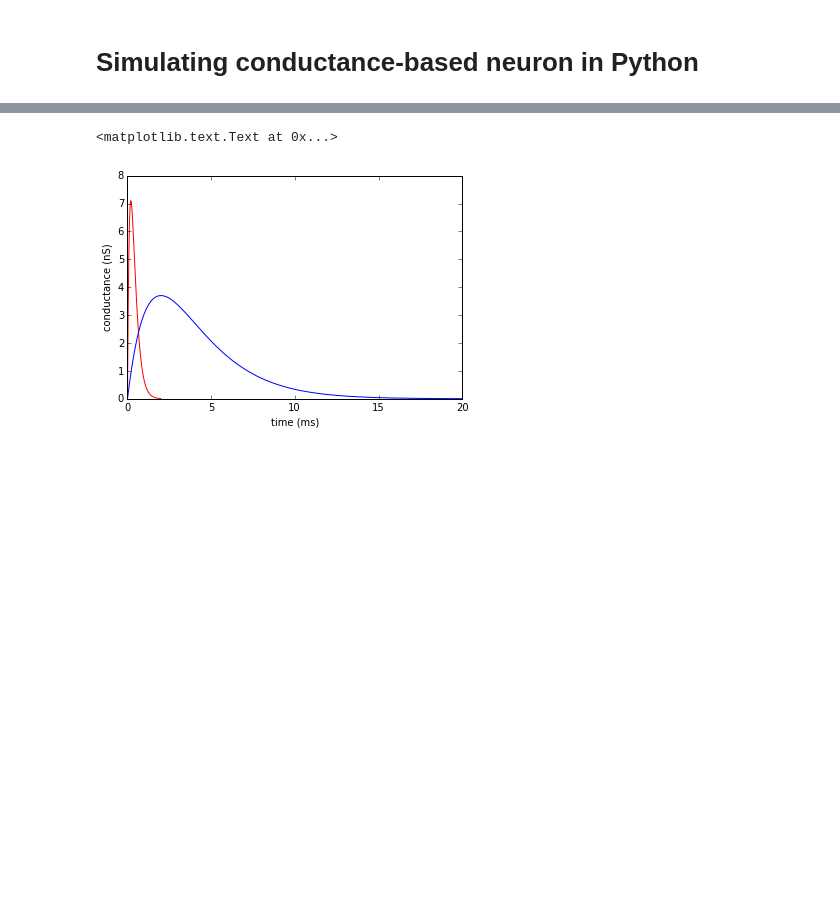
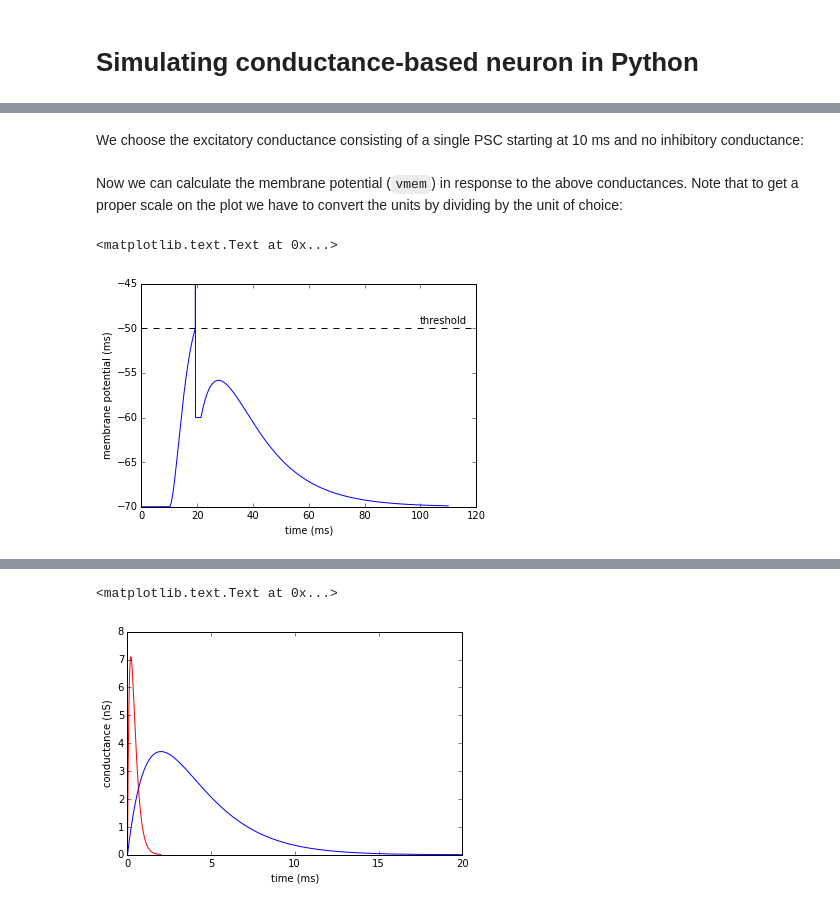
Before and after one commit to btel/python-in-neuroscience-tutorials, a Jupyter notebook: simulating_conductance_based_neuron.ipynb, the cells around one changed output, grey strips where cells are left out. Drawn from its saved outputs; the diff is of its cells as text; code cells hidden in the pictures; blank space fills up the shorter version.

Commit message:
added text

```diff
--- a/simulating_conductance_based_neuron.ipynb
+++ b/simulating_conductance_based_neuron.ipynb
@@ -26,0 +83,13 @@ ms = 1e-3 * s
+# %%
+def _lif_update(v, refractory, ge, gi):
+    if refractory:
+        refractory -= 1
+        v = v_reset
+        return v, refractory
+    v = v + (g_l * (E_l - v) +
+             ge * (E_e - v) +
+             gi * (E_i - v)) * dt / C
+    if v > threshold:
+        v = -45 * mV
+        refractory = int(tau_ref/dt)
+    return v, refractory
@@ -26,0 +108,9 @@ ms = 1e-3 * s
+# %%
+def lif_run(g_e, g_i):
+    n = np.minimum(len(g_e), len(g_i))
+    v = np.zeros(n) * mV
+    v[0] = E_l
+    refractory = 0
+    for i in range(1, n):
+        v[i], refractory = _lif_update(v[i-1], refractory, g_e[i], g_i[i])
+    return v
@@ -26,0 +126,12 @@ ms = 1e-3 * s
+# %%
+def alpha_psp(a, tau, tmax=None):
+    """Return alpha-function-shaped PSC
+    Arguments:
+    - a - amplitude
+    - tau - time scale
+    - tmax - duration (optional)
+    """
+    if tmax is None:
+        tmax = 10 * tau
+    time = np.arange(int(tmax / dt)) * dt
+    return a * time / tau * np.exp(1 - time / tau)
@@ -26,0 +143,18 @@ ms = 1e-3 * s
+# %% [markdown]
+We choose the excitatory conductance consisting of a single PSC starting at 10 ms and no inhibitory conductance:
+# %%
+g_e = np.r_[np.zeros(10*ms/dt), alpha_psp(15*nS, 5*ms, 100*ms)]
+g_i = np.zeros(len(g_e))
+# %% [markdown]
+Now we can calculate the membrane potential (`vmem`) in response to the above conductances. Note that to get a proper scale on the plot we have to convert the units by dividing by the unit of choice:
+# %%
+t = np.arange(len(g_e)) * dt
+vmem = lif_run(g_e, g_i)
+plt.plot(t / ms, vmem / mV)
+plt.xlabel('time (ms)')
+plt.ylabel('membrane potential (ms)')
+plt.axhline(threshold/mV, ls='--', color='k')
+plt.text(100, -49.5, 'threshold')
+# %% [output]
+<matplotlib.text.Text at 0x...>
+[figure, added]
```
Also changed, not shown: parts of 19 cells of this notebook.
